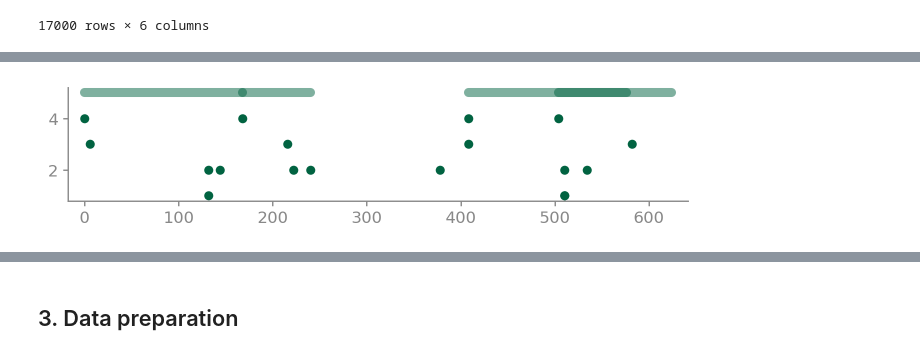
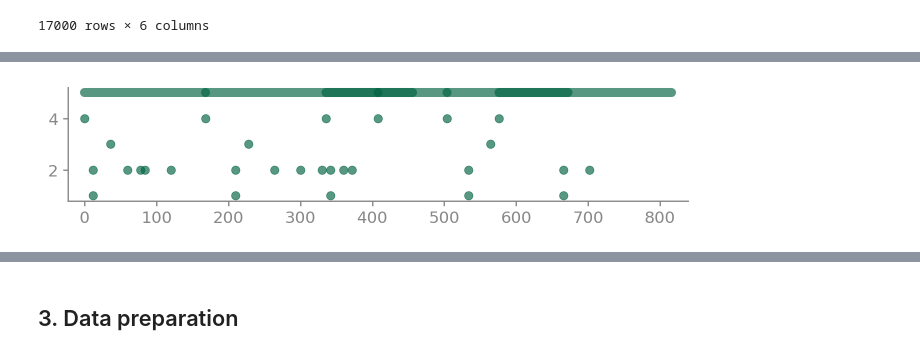
Before and after one commit to gabrieltempass/starbucks, a Jupyter notebook: starbucks.ipynb, the cells around one changed output, grey strips where cells are left out. Saved outputs shown, nothing was run; the diff lists cells and outputs as text; code cells hidden in the pictures.

```diff
--- a/starbucks.ipynb
+++ b/starbucks.ipynb
@@ -292,14 +306,3 @@ df_persons
-# %%
-log = df_enriched.copy()
-column = "validity"
-# %%
-log[log[column] == event][["person", "time"]]
-    .groupby(["person"])
-    .agg({"time": lambda x: list(x)})
-    .reset_index()
-persons = pd.merge(persons, event_times, how="left", left_on="person_id", right_on="person")
-persons.drop(columns="person", inplace=True)
-persons.rename(columns={"time": event}, inplace=True)
 # %%
 events = ["offer received", "offer viewed", "transaction", "offer completed"]
 # %%
@@ -345,25 +378,27 @@ df_persons
 # %%
-index = 0
+# 7250  # 6 Offers
+
+index = 7250
 
 x2 = df_persons.iloc[index, 1]
 y2 = [4] * len(x2)
 x3 = df_persons.iloc[index, 3]
 y3 = [3] * len(x3)
 x4 = df_persons.iloc[index, 4]
 y4 = [2] * len(x4)
 x5 = df_persons.iloc[index, 5]
 y5 = [1] * len(x5)
 
 plt.figure(figsize=(8, 1.5))
 
 for x1 in df_persons.iloc[index, 2]:
     y1 = [5] * len(x1)
-    plt.plot(x1, y1, linewidth=6.5, alpha=0.5)
+    plt.plot(x1, y1, linewidth=6.5, alpha=0.66)
 
-plt.scatter(x2, y2)
-plt.scatter(x3, y3)
-plt.scatter(x4, y4)
-plt.scatter(x5, y5)
+plt.scatter(x2, y2, alpha=0.66)
+plt.scatter(x3, y3, alpha=0.66)
+plt.scatter(x4, y4, alpha=0.66)
+plt.scatter(x5, y5, alpha=0.66)
 plt.show()
 # %% [output]
-[figure, old version]
+[figure, new version]
```
Also changed, not shown: parts of 38 cells of this notebook, 1 other file.
